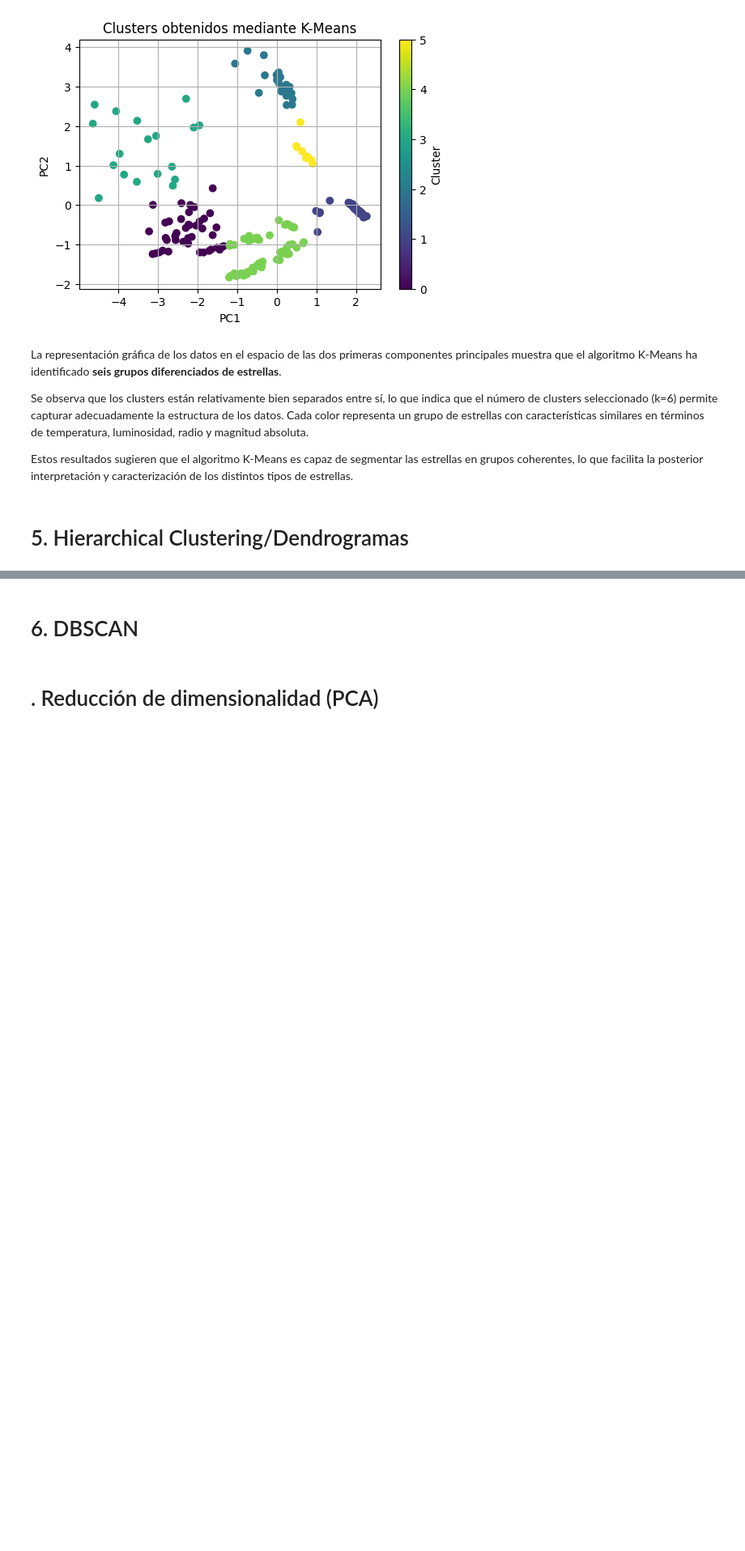
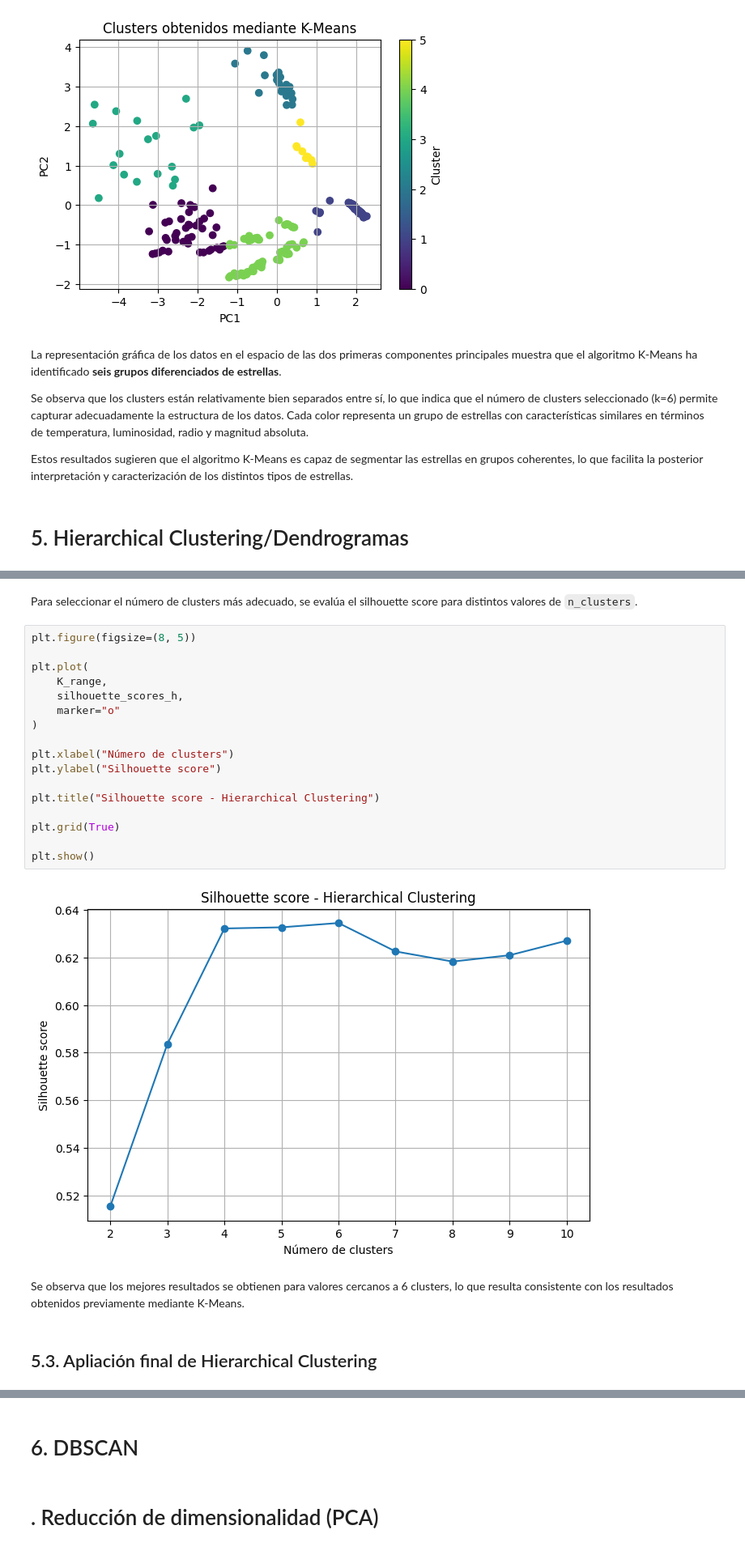
Before and after one commit to 100495785/Grupo17_Practica2, a Jupyter notebook: Practica2_estrellas.ipynb, the cells around one changed output, grey strips where cells are left out. Shown at 81% size. Cells and saved outputs as stored; diff of their text form; blank space fills up the shorter version.

```diff
--- a/Practica2_estrellas.ipynb
+++ b/Practica2_estrellas.ipynb
@@ -441,0 +524,25 @@ Estos resultados sugieren que el algoritmo K-Means es capaz de segmentar las est
+# %% [markdown]
+Para seleccionar el número de clusters más adecuado, se evalúa el silhouette score para distintos valores de `n_clusters`.
+# %%
+plt.figure(figsize=(8, 5))
+
+plt.plot(
+    K_range,
+    silhouette_scores_h,
+    marker="o"
+)
+
+plt.xlabel("Número de clusters")
+plt.ylabel("Silhouette score")
+
+plt.title("Silhouette score - Hierarchical Clustering")
+
+plt.grid(True)
+
+plt.show()
+# %% [output]
+[figure, added]
+# %% [markdown]
+Se observa que los mejores resultados se obtienen para valores cercanos a 6 clusters, lo que resulta consistente con los resultados obtenidos previamente mediante K-Means.
+# %% [markdown]
+## 5.3. Apliación final de Hierarchical Clustering
```
Also changed, not shown: parts of 15 cells of this notebook.
